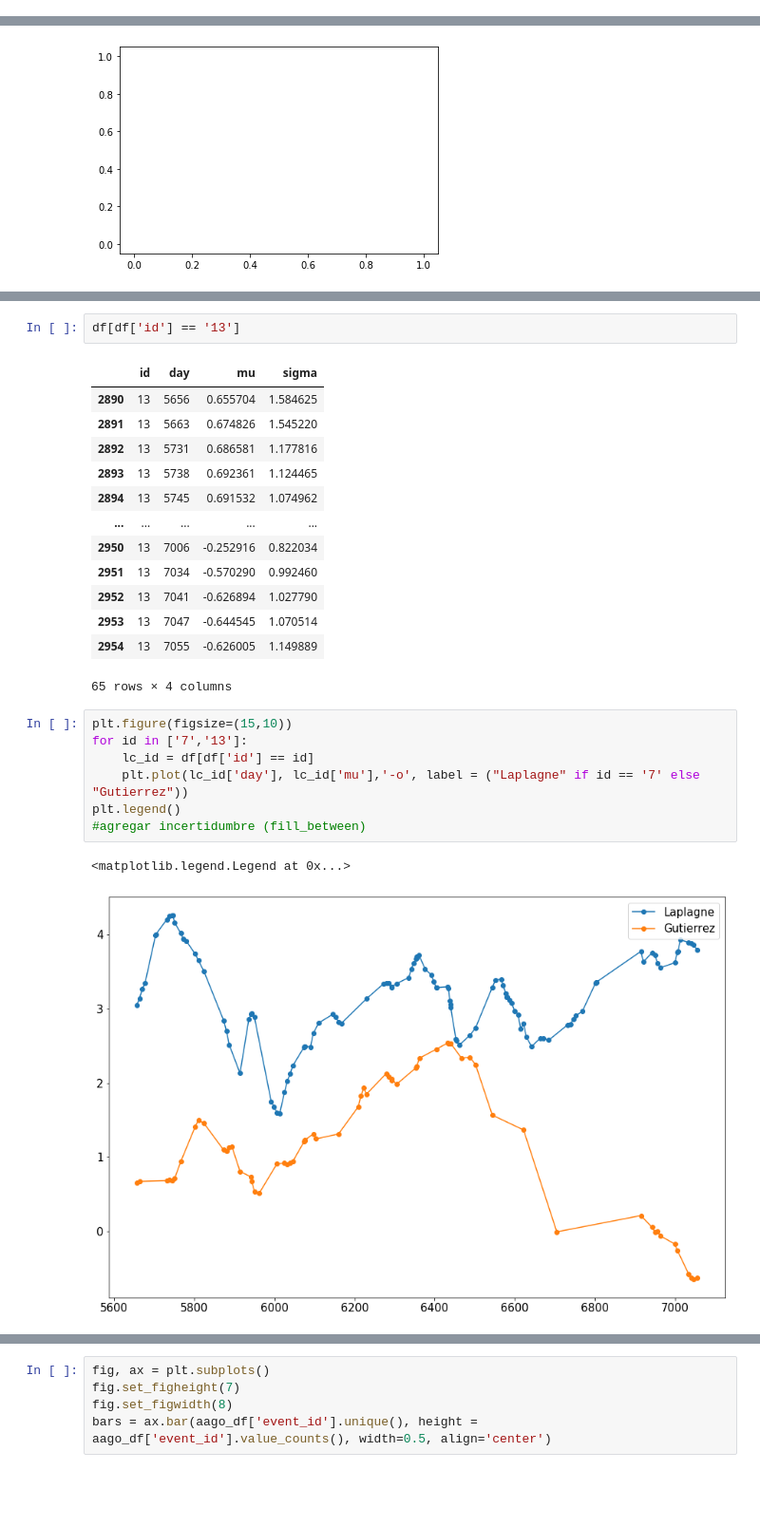
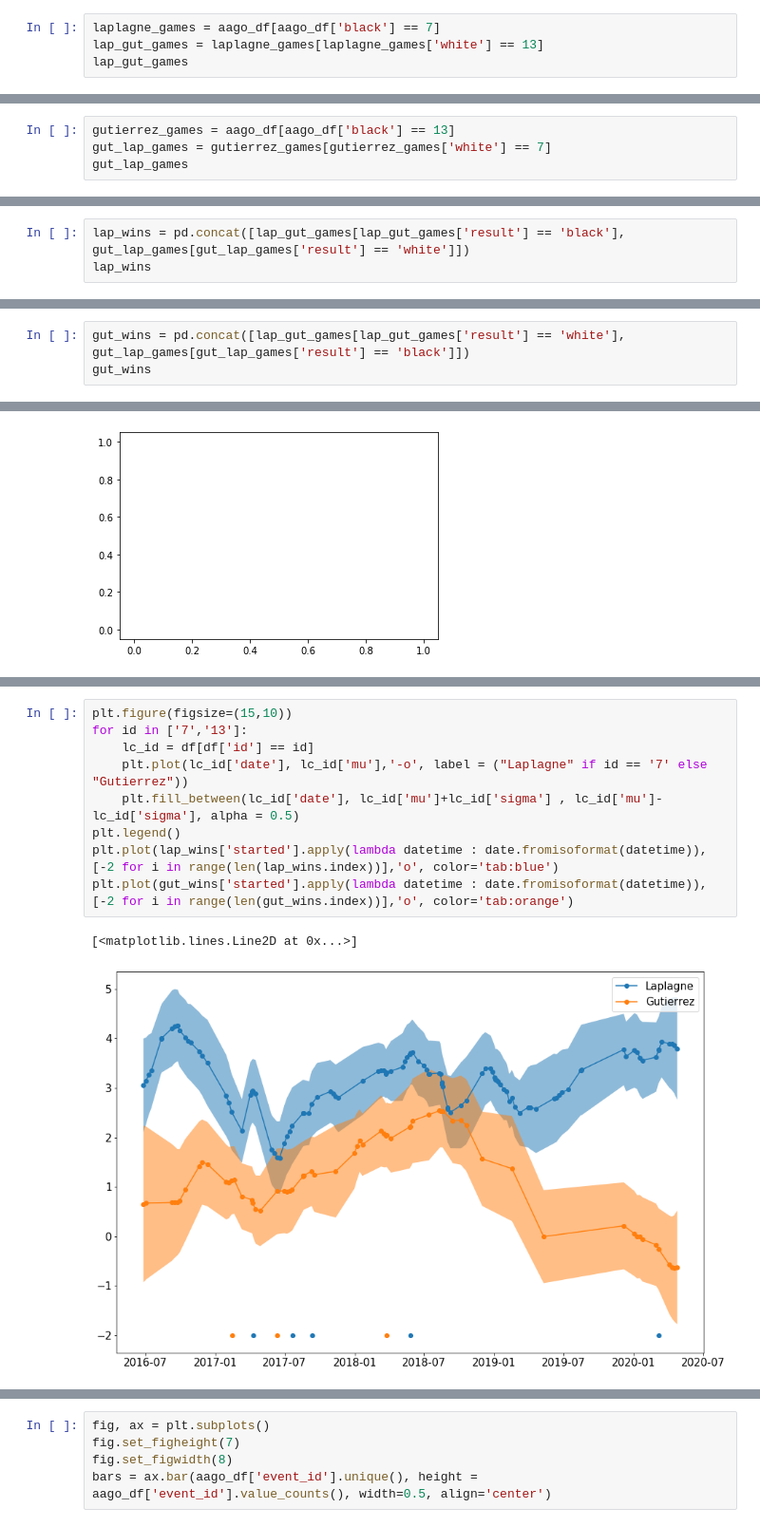
Before and after one commit to glandfried/handicap, a Jupyter notebook: estimations/aago/demo_analysis.ipynb, the cells around one changed output, grey strips where cells are left out. Shown at 95% size. Saved outputs shown, nothing was run; the diff lists cells and outputs as text; blank space fills up the shorter version.

Commit message:
graficos: agrego incertidumbre y victorias

```diff
--- a/estimations/aago/demo_analysis.ipynb
+++ b/estimations/aago/demo_analysis.ipynb
@@ -24,0 +60,4 @@ df = df[df['id'] != '_komi19_1_']
+# %%
+laplagne_games = aago_df[aago_df['black'] == 7]
+lap_gut_games = laplagne_games[laplagne_games['white'] == 13]
+lap_gut_games
@@ -24,0 +67,4 @@ df = df[df['id'] != '_komi19_1_']
+# %%
+gutierrez_games = aago_df[aago_df['black'] == 13]
+gut_lap_games = gutierrez_games[gutierrez_games['white'] == 7]
+gut_lap_games
@@ -24,0 +80,3 @@ df = df[df['id'] != '_komi19_1_']
+# %%
+lap_wins = pd.concat([lap_gut_games[lap_gut_games['result'] == 'black'], gut_lap_games[gut_lap_games['result'] == 'white']])
+lap_wins
@@ -24,0 +90,3 @@ df = df[df['id'] != '_komi19_1_']
+# %%
+gut_wins = pd.concat([lap_gut_games[lap_gut_games['result'] == 'white'], gut_lap_games[gut_lap_games['result'] == 'black']])
+gut_wins
@@ -73,30 +145,16 @@ AttributeError: 'AxesSubplot' object has no attribute 'bar_label'
 [figure]
-# %%
-df[df['id'] == '13']
-# %% [output]
-|  | id | day | mu | sigma |
-| 2890 | 13 | 5656 | 0.655704 | 1.584625 |
-| 2891 | 13 | 5663 | 0.674826 | 1.545220 |
-| 2892 | 13 | 5731 | 0.686581 | 1.177816 |
-| 2893 | 13 | 5738 | 0.692361 | 1.124465 |
-| 2894 | 13 | 5745 | 0.691532 | 1.074962 |
-| ... | ... | ... | ... | ... |
-| 2950 | 13 | 7006 | -0.252916 | 0.822034 |
-| 2951 | 13 | 7034 | -0.570290 | 0.992460 |
-| 2952 | 13 | 7041 | -0.626894 | 1.027790 |
-| 2953 | 13 | 7047 | -0.644545 | 1.070514 |
-| 2954 | 13 | 7055 | -0.626005 | 1.149889 |
-65 rows × 4 columns
 # %%
 plt.figure(figsize=(15,10))
 for id in ['7','13']:
     lc_id = df[df['id'] == id]
-    plt.plot(lc_id['day'], lc_id['mu'],'-o', label = ("Laplagne" if id == '7' else "Gutierrez"))
+    plt.plot(lc_id['date'], lc_id['mu'],'-o', label = ("Laplagne" if id == '7' else "Gutierrez"))
+    plt.fill_between(lc_id['date'], lc_id['mu']+lc_id['sigma'] , lc_id['mu']-lc_id['sigma'], alpha = 0.5)
 plt.legend()
-#agregar incertidumbre (fill_between)
+plt.plot(lap_wins['started'].apply(lambda datetime : date.fromisoformat(datetime)), [-2 for i in range(len(lap_wins.index))],'o', color='tab:blue')
+plt.plot(gut_wins['started'].apply(lambda datetime : date.fromisoformat(datetime)), [-2 for i in range(len(gut_wins.index))],'o', color='tab:orange')
 # %% [output]
-<matplotlib.legend.Legend at 0x...>
+[<matplotlib.lines.Line2D at 0x...>]
-[figure, old version]
+[figure, new version]
 # %%
 compare_df = pd.read_csv('output_demo/compare_dict.csv')
 compare_df = compare_df.rename(columns={"first": "day", "second": "win_prob"})
```
Also changed, not shown: parts of 22 cells of this notebook, 2 other files.
